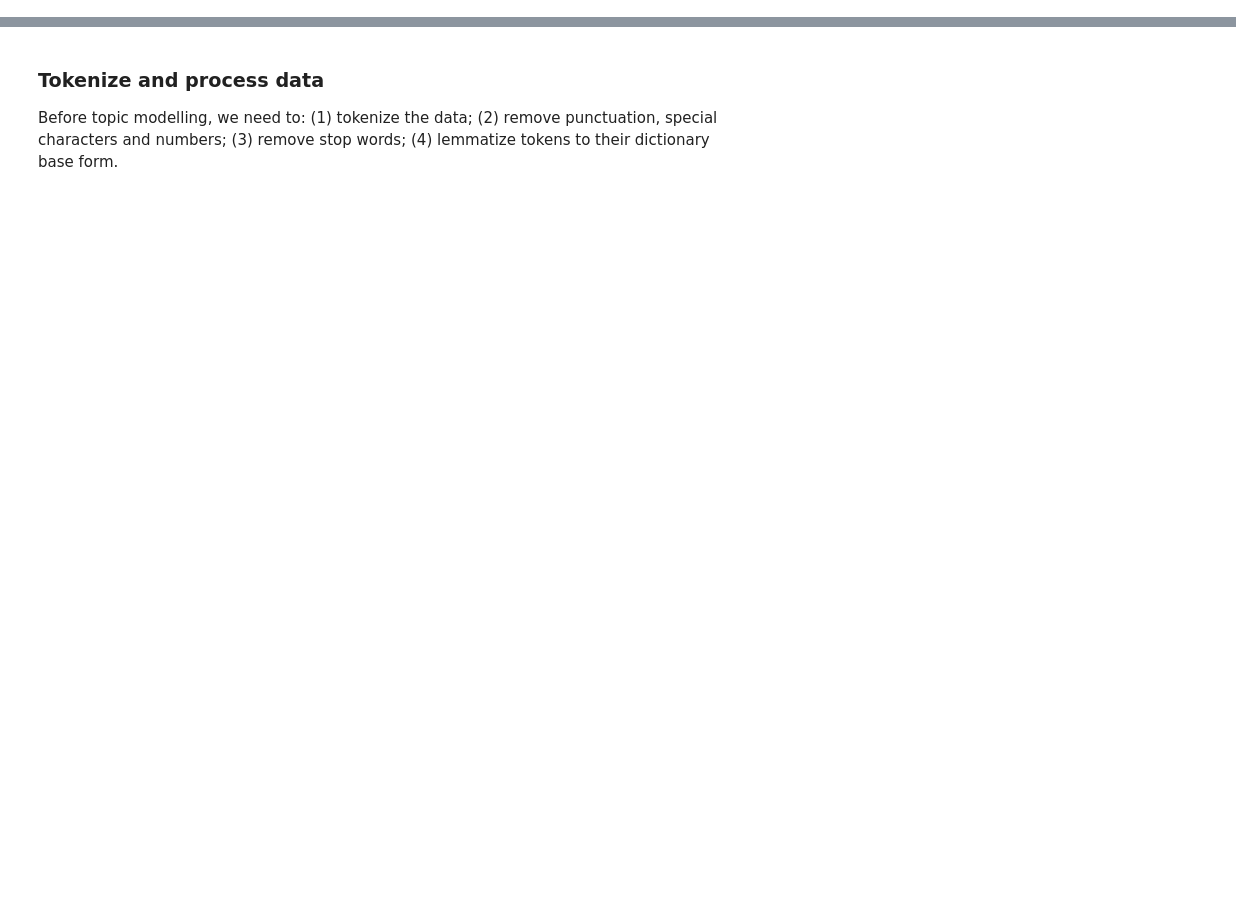
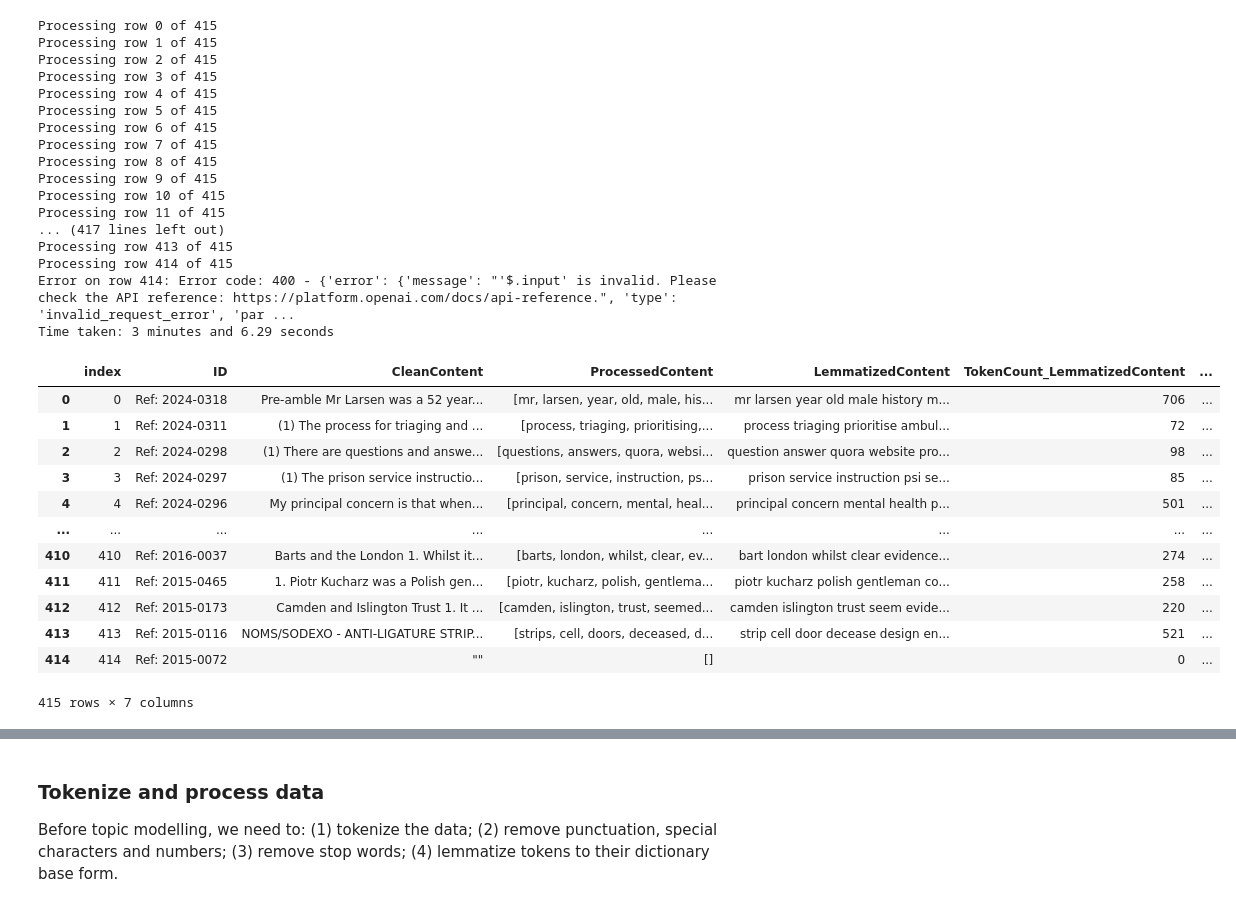
Before and after one commit to Samuel-Osian-Andrews/PFD_NLP, a Jupyter notebook: Scripts/compare_topic_model.ipynb, the cells around one changed output, grey strips where cells are left out. Drawn from its saved outputs; the diff is of its cells as text; code cells hidden in the pictures; blank space fills up the shorter version.

Commit message:
Add word embeddings via OpenAI

```diff
--- a/Scripts/compare_topic_model.ipynb
+++ b/Scripts/compare_topic_model.ipynb
@@ -72,0 +267,80 @@ data
+# %%
+import time
+from openai import OpenAI
+import os
+from dotenv import load_dotenv
+
+# Set up OpenAI API
+load_dotenv('api.env')
+openai_api_key = os.getenv('OPENAI_API_KEY')
+client = OpenAI(api_key=openai_api_key)
+
+# Create function that provides text embeddings
+def get_embedding(text_to_embbed, model_ID):
+    text = text_to_embbed.replace("\n", " ")
+    return client.embeddings.create(input=[text_to_embbed], model=model_ID).data[0].embedding
+
+# Define empty list to store embeddings
+embeddings = []
+
+# Reset index to avoid bug
+data = data.reset_index(drop=False)
+
+# Start the timer
+start_time = time.time()
+
+# Loop over each element of "LemmatizedContent" field and get embeddings
+for idx, text in enumerate(data['LemmatizedContent']):
+    print('Processing row {i} of {n}'.format(i=idx, n=len(data)))
+    try:
+        embedding = get_embedding(text, "text-embedding-3-large")
+        embeddings.append(embedding)
+    except Exception as e:
+        embeddings.append(None)
+        print(f'Error on row {idx}: {e}')
+
+# End the timer
+end_time = time.time()
+
+# Calculate & print time taken
+total_time = end_time - start_time
+minutes = int(total_time // 60)
+seconds = total_time % 60
+
+print(f'Time taken: {minutes} minutes and {seconds:.2f} seconds')
+
+# Add embeddings to the dataframe
+data['text-embedding-3-large'] = embeddings
+
+data
+# %% [output]
+Processing row 0 of 415
+Processing row 1 of 415
+Processing row 2 of 415
+Processing row 3 of 415
+Processing row 4 of 415
+Processing row 5 of 415
+Processing row 6 of 415
+Processing row 7 of 415
+Processing row 8 of 415
+Processing row 9 of 415
+Processing row 10 of 415
+Processing row 11 of 415
+... (417 lines left out)
+Processing row 413 of 415
+Processing row 414 of 415
+Error on row 414: Error code: 400 - {'error': {'message': "'$.input' is invalid. Please check the API reference: https://platform.openai.com/docs/api-reference.", 'type': 'invalid_request_error', 'par ...
+Time taken: 3 minutes and 6.29 seconds
+|  | index | ID | CleanContent | ProcessedContent | LemmatizedContent | TokenCount_LemmatizedContent | ... |
+| 0 | 0 | Ref: 2024-0318 | Pre-amble Mr Larsen was a 52 year... | [mr, larsen, year, old, male, his... | mr larsen year old male history m... | 706 | ... |
+| 1 | 1 | Ref: 2024-0311 | (1) The process for triaging and ... | [process, triaging, prioritising,... | process triaging prioritise ambul... | 72 | ... |
+| 2 | 2 | Ref: 2024-0298 | (1) There are questions and answe... | [questions, answers, quora, websi... | question answer quora website pro... | 98 | ... |
+| 3 | 3 | Ref: 2024-0297 | (1) The prison service instructio... | [prison, service, instruction, ps... | prison service instruction psi se... | 85 | ... |
+| 4 | 4 | Ref: 2024-0296 | My principal concern is that when... | [principal, concern, mental, heal... | principal concern mental health p... | 501 | ... |
+| ... | ... | ... | ... | ... | ... | ... | ... |
+| 410 | 410 | Ref: 2016-0037 | Barts and the London 1. Whilst it... | [barts, london, whilst, clear, ev... | bart london whilst clear evidence... | 274 | ... |
+| 411 | 411 | Ref: 2015-0465 | 1. Piotr Kucharz was a Polish gen... | [piotr, kucharz, polish, gentlema... | piotr kucharz polish gentleman co... | 258 | ... |
+| 412 | 412 | Ref: 2015-0173 | Camden and Islington Trust 1. It ... | [camden, islington, trust, seemed... | camden islington trust seem evide... | 220 | ... |
+| 413 | 413 | Ref: 2015-0116 | NOMS/SODEXO - ANTI-LIGATURE STRIP... | [strips, cell, doors, deceased, d... | strip cell door decease design en... | 521 | ... |
+| 414 | 414 | Ref: 2015-0072 | "" | [] |  | 0 | ... |
+415 rows × 7 columns
```
Also changed, not shown: parts of 20 cells of this notebook, 1 other file.
